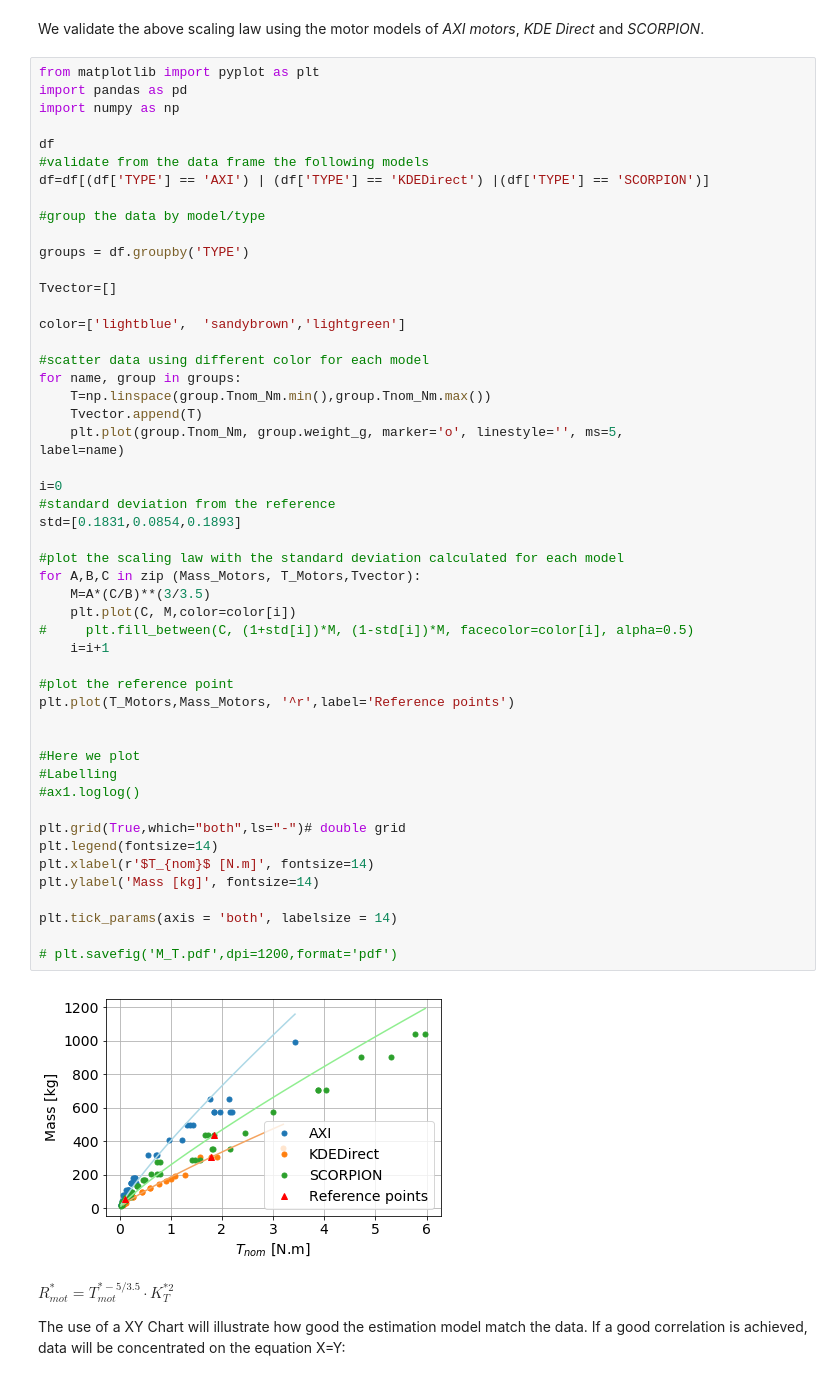
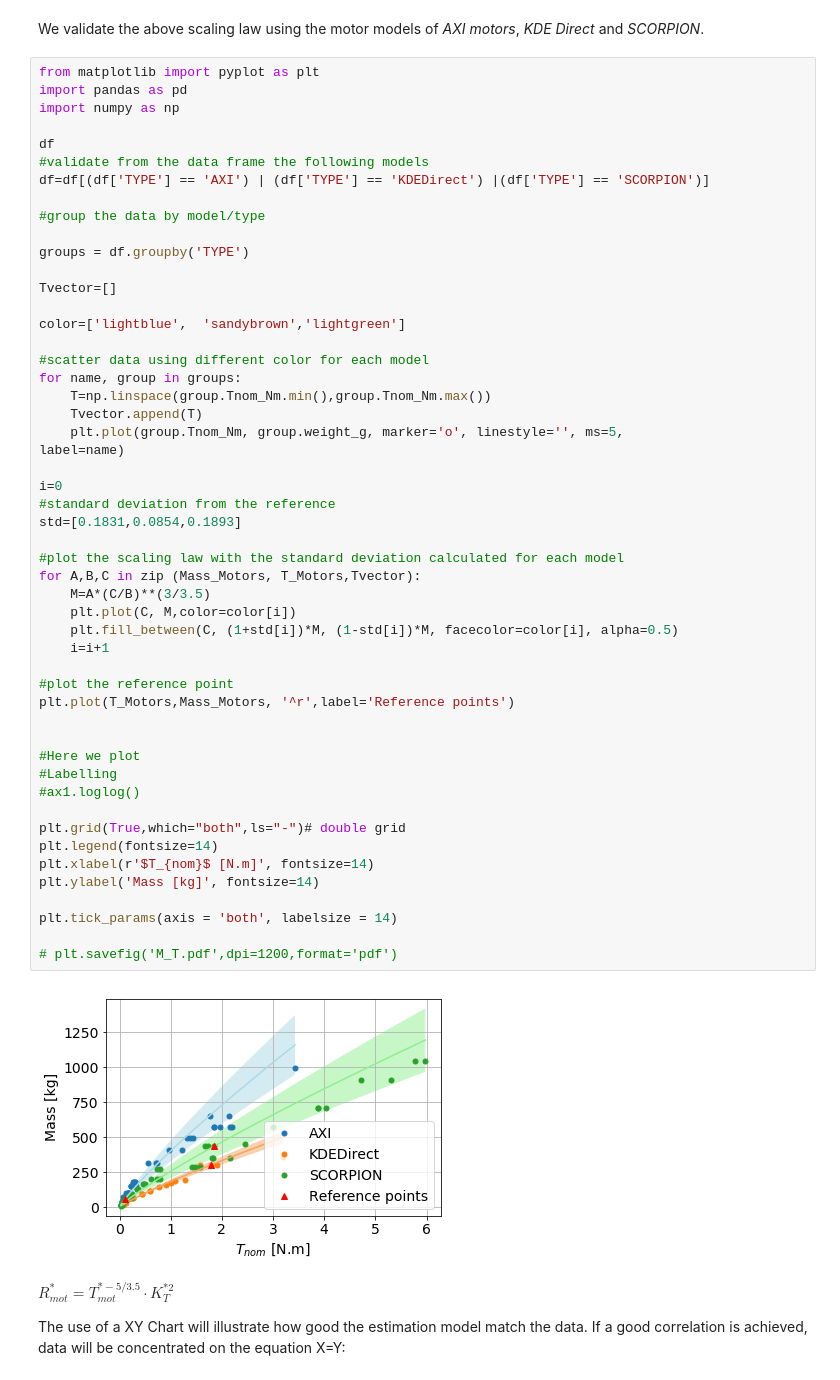
Before and after one commit to YevhenVieskov/multirotor-all, a Jupyter notebook: notebooks/04a_ScalingLawsMotors.ipynb, the cells around one changed output. Saved outputs shown, nothing was run; the diff lists cells and outputs as text.

```diff
--- a/notebooks/04a_ScalingLawsMotors.ipynb
+++ b/notebooks/04a_ScalingLawsMotors.ipynb
@@ -143,35 +143,35 @@ for name, group in groups:
     plt.plot(group.Tnom_Nm, group.weight_g, marker='o', linestyle='', ms=5,
 label=name)
 
 i=0
 #standard deviation from the reference
 std=[0.1831,0.0854,0.1893]
 
 #plot the scaling law with the standard deviation calculated for each model
 for A,B,C in zip (Mass_Motors, T_Motors,Tvector):
     M=A*(C/B)**(3/3.5)
     plt.plot(C, M,color=color[i])
-#     plt.fill_between(C, (1+std[i])*M, (1-std[i])*M, facecolor=color[i], alpha=0.5)
+    plt.fill_between(C, (1+std[i])*M, (1-std[i])*M, facecolor=color[i], alpha=0.5)
     i=i+1
 
 #plot the reference point
 plt.plot(T_Motors,Mass_Motors, '^r',label='Reference points')
 
 
 #Here we plot
 #Labelling
 #ax1.loglog()
 
 plt.grid(True,which="both",ls="-")# double grid
 plt.legend(fontsize=14)
 plt.xlabel(r'$T_{nom}$ [N.m]', fontsize=14)
 plt.ylabel('Mass [kg]', fontsize=14)
 
 plt.tick_params(axis = 'both', labelsize = 14)
 
 # plt.savefig('M_T.pdf',dpi=1200,format='pdf')
 # %% [output]
-[figure, old version]
+[figure, new version]
 # %% [markdown]
 $R_{mot}^*=T_{mot}^{*-5/3.5}\cdot K_T^{*2}$
 
```
Also changed, not shown: parts of 5 cells of this notebook, 4 other files.
